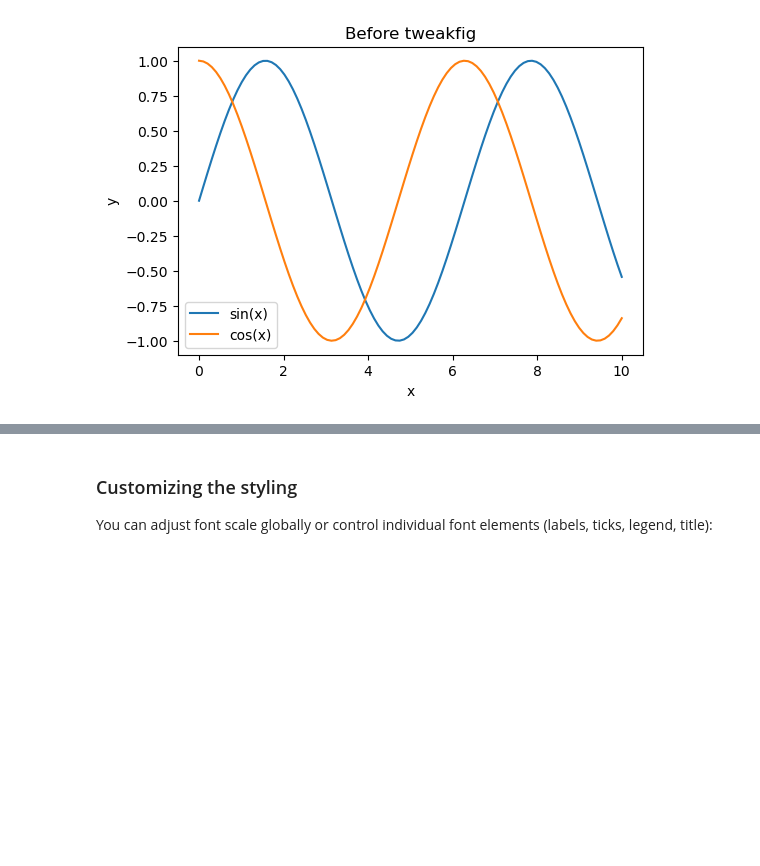
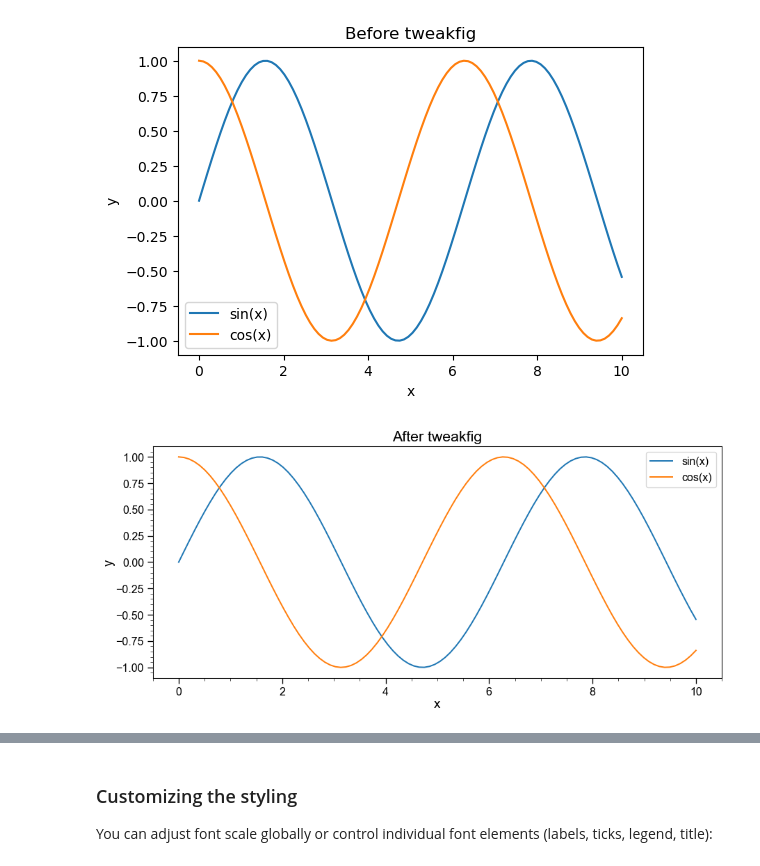
Before and after one commit to amplipy/tweakfig, a Jupyter notebook: examples/usage_examples.ipynb, the cells around one changed output, grey strips where cells are left out. Drawn from its saved outputs; the diff is of its cells as text; code cells hidden in the pictures; blank space fills up the shorter version.

```diff
--- a/examples/usage_examples.ipynb
+++ b/examples/usage_examples.ipynb
@@ -42,6 +42,21 @@ ax.legend()
 plt.show()
 # %% [output]
 [figure]
+# %%
+# Apply tweakfig styling using the Pretty() alias
+tfp.Pretty()
+
+# Same plot, now with prettier styling
+fig, ax = plt.subplots()
+ax.plot(x, np.sin(x), label='sin(x)')
+ax.plot(x, np.cos(x), label='cos(x)')
+ax.set_xlabel('x')
+ax.set_ylabel('y')
+ax.set_title('After tweakfig')
+ax.legend()
+plt.show()
+# %% [output]
+[figure, added]
 # %%
 # Apply tweakfig styling using the Pretty() alias
 tfp.Pretty()
```
Also changed, not shown: parts of 2 cells of this notebook, 7 other files.
